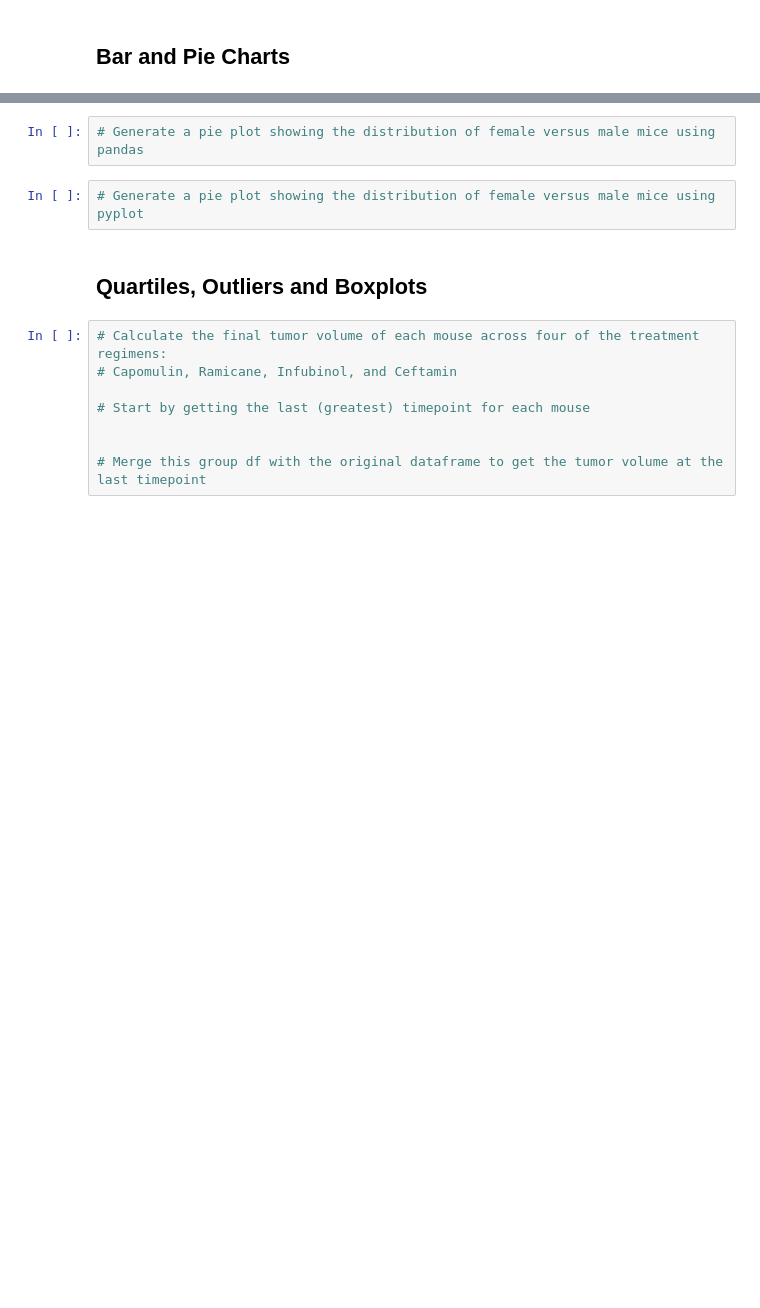
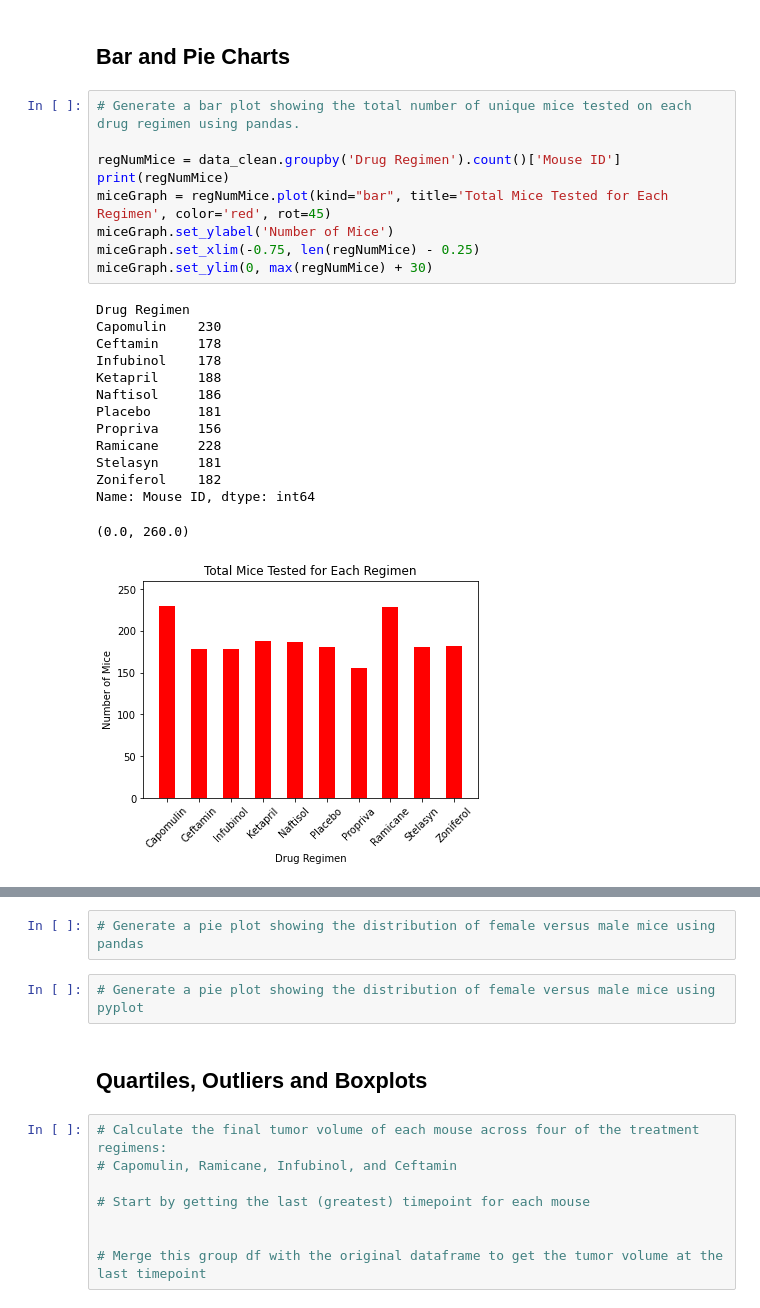
Before and after one commit to siararaeDA/matplotlib-challenge, a Jupyter notebook: Pymaceuticals/pymaceuticals.ipynb, the cells around one changed output, grey strips where cells are left out. Saved outputs shown, nothing was run; the diff lists cells and outputs as text; blank space fills up the shorter version.

Commit message:
Starting to plot.

```diff
--- a/Pymaceuticals/pymaceuticals.ipynb
+++ b/Pymaceuticals/pymaceuticals.ipynb
@@ -121,3 +135,27 @@ aggSummaryTable = data_clean.groupby('Drug Regimen').agg(['mean', 'median', 'var
 # %% [markdown]
 ## Bar and Pie Charts
+# %%
+# Generate a bar plot showing the total number of unique mice tested on each drug regimen using pandas.
+
+regNumMice = data_clean.groupby('Drug Regimen').count()['Mouse ID']
+print(regNumMice)
+miceGraph = regNumMice.plot(kind="bar", title='Total Mice Tested for Each Regimen', color='red', rot=45)
+miceGraph.set_ylabel('Number of Mice')
+miceGraph.set_xlim(-0.75, len(regNumMice) - 0.25)
+miceGraph.set_ylim(0, max(regNumMice) + 30)
+# %% [output]
+Drug Regimen
+Capomulin    230
+Ceftamin     178
+Infubinol    178
+Ketapril     188
+Naftisol     186
+Placebo      181
+Propriva     156
+Ramicane     228
+Stelasyn     181
+Zoniferol    182
+Name: Mouse ID, dtype: int64
+(0.0, 260.0)
+[figure, added]
 # %%
```
Also changed, not shown: parts of 3 cells of this notebook.
